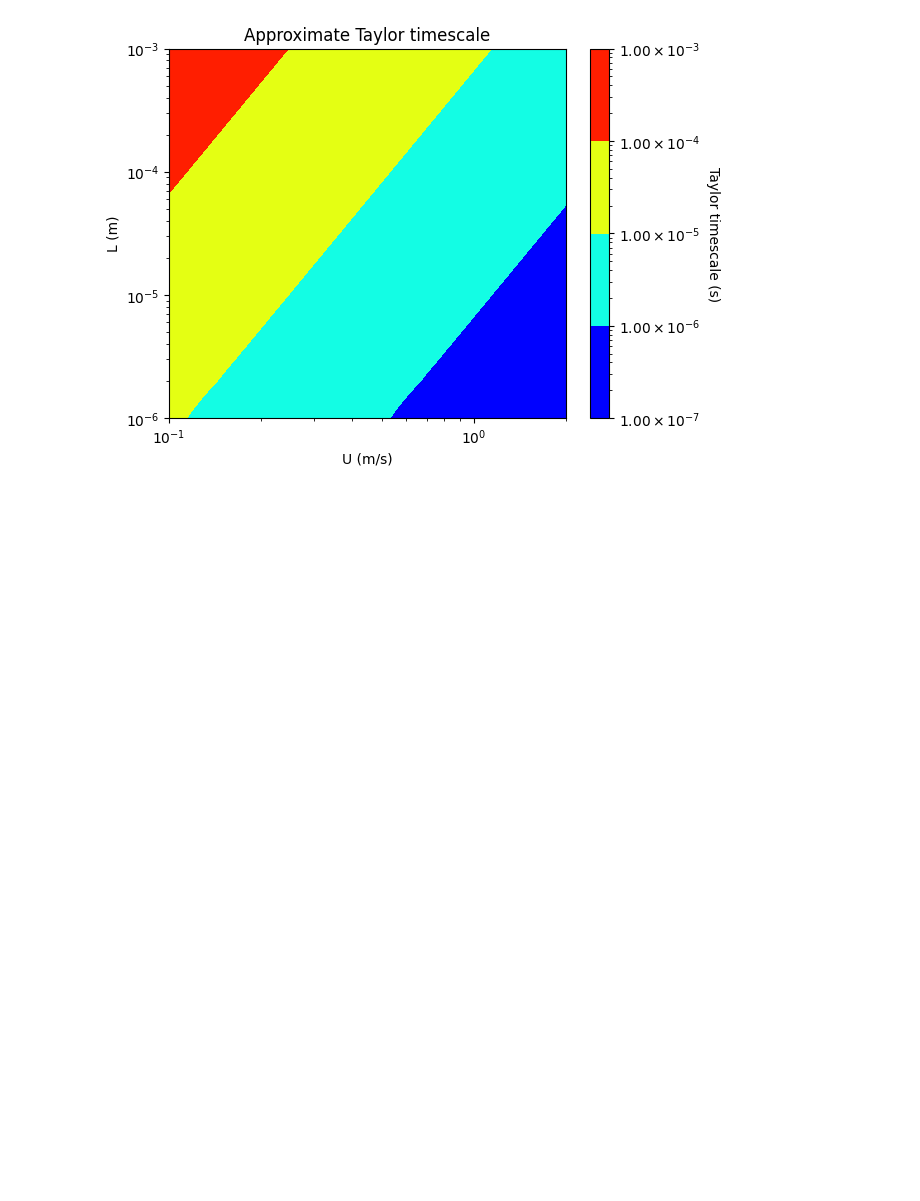
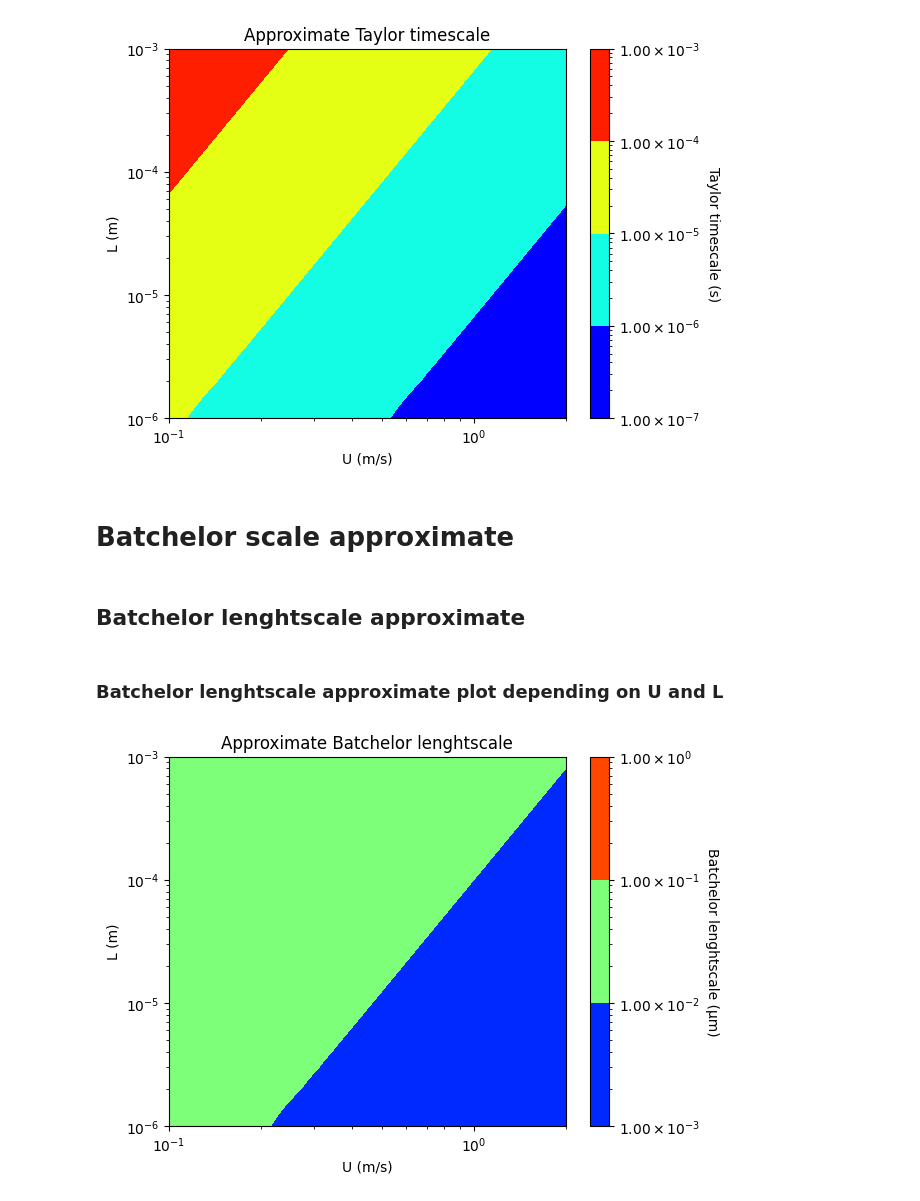
Before and after one commit to henri-avec-un-i/UPC_internship, a Jupyter notebook: caracterisation_of_turbulent_scales.ipynb, the cells around one changed output. Saved outputs shown, nothing was run; the diff lists cells and outputs as text; code cells hidden in the pictures; blank space fills up the shorter version.

```diff
--- a/caracterisation_of_turbulent_scales.ipynb
+++ b/caracterisation_of_turbulent_scales.ipynb
@@ -8,6 +8,8 @@ import matplotlib.colors as colors
 # %%
 #List of constants
 kinematic_viscosity = 1e-8 #approximate value of kinematic viscosity for CO2 in m2/s
+diffusion_coefficient = 1e-9 #approximate value of diffusion coefficient for CO2 in m2/s
+schmidt_number = kinematic_viscosity/diffusion_coefficient
 # %%
 #Functions that returns lists of linearly spaced values for Re, L, U, T, Pr...(to complete)
 def Re_list_generator(Re_min, Re_max, Re_number_of_points = 1000):
@@ -551,3 +553,13 @@ def plot_taylor_timescale_UvsL(U_list, L_list, t_lambda_array, U_log_scale=True,
 plot_taylor_timescale_UvsL(U_list, L_list, t_lambda_array, U_log_scale=True, L_log_scale=True, t_lambda_array_log_scale=True, colormap='jet', nbr_of_contours=10)
 # %% [output]
 [figure]
+# %% [markdown]
+# Batchelor scale approximate
+# %% [markdown]
+## Batchelor lenghtscale approximate
+# %% [markdown]
+### Batchelor lenghtscale approximate plot depending on U and L
+# %%
+# Formula: batchelor_lengthscale = kolmogorov_lengthscale/Sc, see ref on wikipedia Batchelor scale
+
+lambda_batchelor_array = eta_array/schmidt_number
@@ -553,0 +617,4 @@ plot_taylor_timescale_UvsL(U_list, L_list, t_lambda_array, U_log_scale=True, L_l
+# %%
+plot_batchelor_lenghtscale_UvsL(U_list, L_list, lambda_batchelor_array, U_log_scale=True, L_log_scale=True, lambda_batchelor_log_scale=True, colormap='jet', nbr_of_contours=10)
+# %% [output]
+[figure, added]
```
Also changed, not shown: parts of 1 cell of this notebook.
